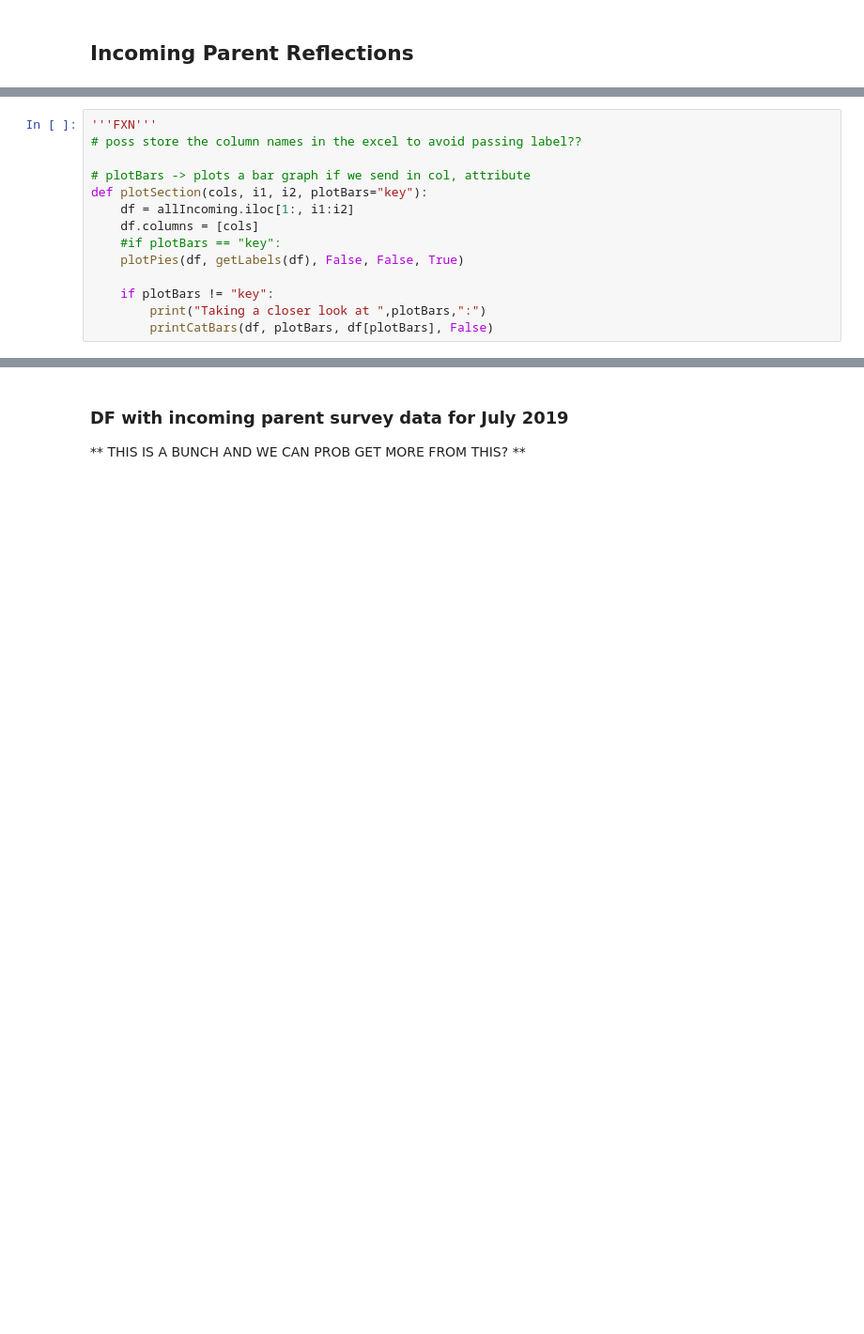
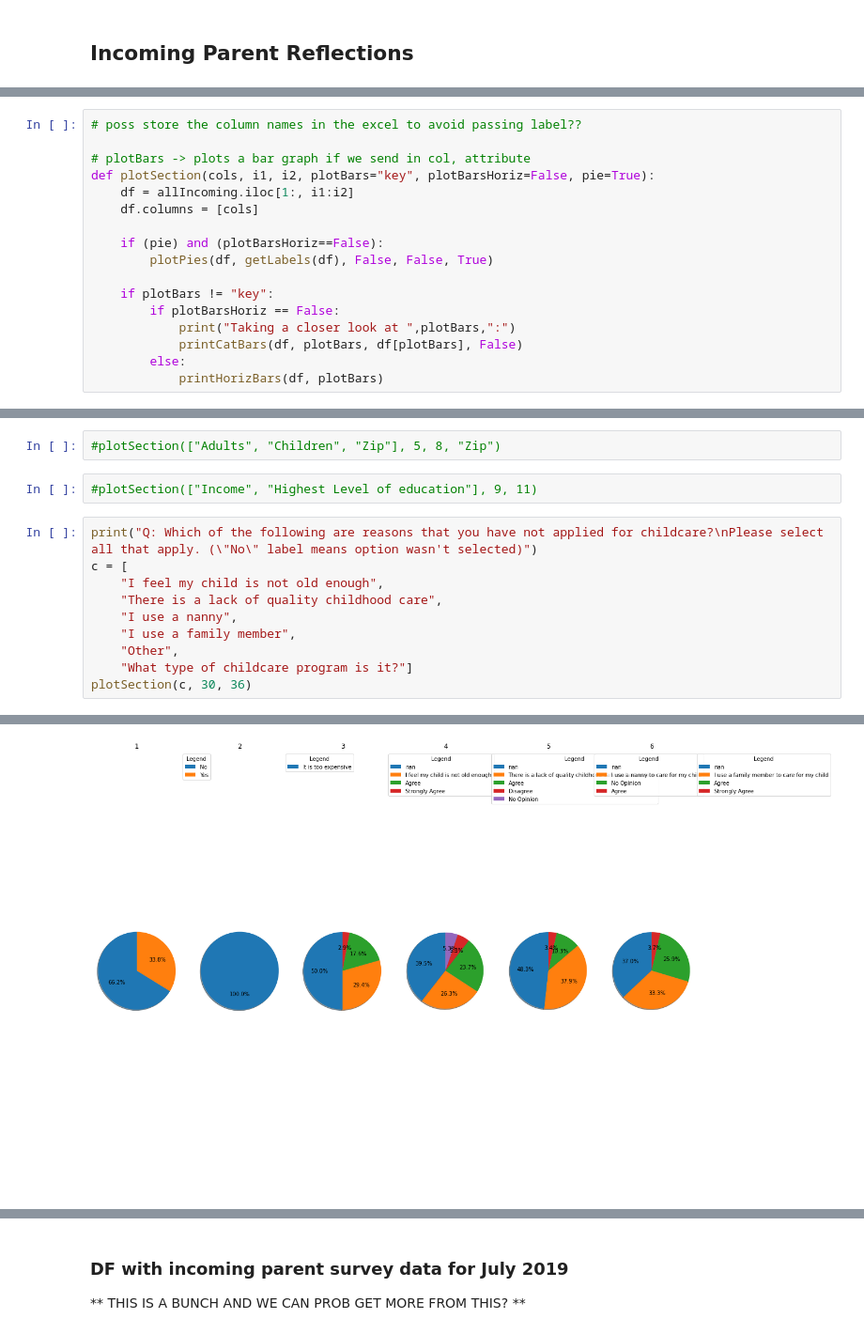
Before and after one commit to renarepenning/weplaynoladata, a Jupyter notebook: FinalTutorial.ipynb, the cells around one changed output, grey strips where cells are left out. Shown at 94% size. Drawn from its saved outputs; the diff is of its cells as text; blank space fills up the shorter version.

```diff
--- a/FinalTutorial.ipynb
+++ b/FinalTutorial.ipynb
@@ -276,14 +295,0 @@ We had four surveys that were the same etc etc etc etc etc
-# %%
-'''FXN'''
-# poss store the column names in the excel to avoid passing label??
-
-# plotBars -> plots a bar graph if we send in col, attribute
-def plotSection(cols, i1, i2, plotBars="key"):
-    df = allIncoming.iloc[1:, i1:i2]
-    df.columns = [cols]
-    #if plotBars == "key":
-    plotPies(df, getLabels(df), False, False, True)
-
-    if plotBars != "key":
-        print("Taking a closer look at ",plotBars,":")
-        printCatBars(df, plotBars, df[plotBars], False)
@@ -341,0 +298,17 @@ KEYS:
+# %%
+# poss store the column names in the excel to avoid passing label??
+
+# plotBars -> plots a bar graph if we send in col, attribute
+def plotSection(cols, i1, i2, plotBars="key", plotBarsHoriz=False, pie=True):
+    df = allIncoming.iloc[1:, i1:i2]
+    df.columns = [cols]
+
+    if (pie) and (plotBarsHoriz==False):
+        plotPies(df, getLabels(df), False, False, True)
+
+    if plotBars != "key":
+        if plotBarsHoriz == False:
+            print("Taking a closer look at ",plotBars,":")
+            printCatBars(df, plotBars, df[plotBars], False)
+        else:
+            printHorizBars(df, plotBars)
@@ -341,0 +336,15 @@ KEYS:
+# %%
+#plotSection(["Adults", "Children", "Zip"], 5, 8, "Zip")
+# %%
+#plotSection(["Income", "Highest Level of education"], 9, 11)
+# %%
+print("Q: Which of the following are reasons that you have not applied for childcare?\nPlease select all that apply. (\"No\" label means option wasn't selected)")
+c = [
+    "I feel my child is not old enough",
+    "There is a lack of quality childhood care",
+    "I use a nanny",
+    "I use a family member",
+    "Other",
+    "What type of childcare program is it?"]
+plotSection(c, 30, 36)
+# %% [output]
@@ -341,0 +360 @@ KEYS:
+[figure, added]
```
Also changed, not shown: parts of 36 cells of this notebook, 1 other file.
